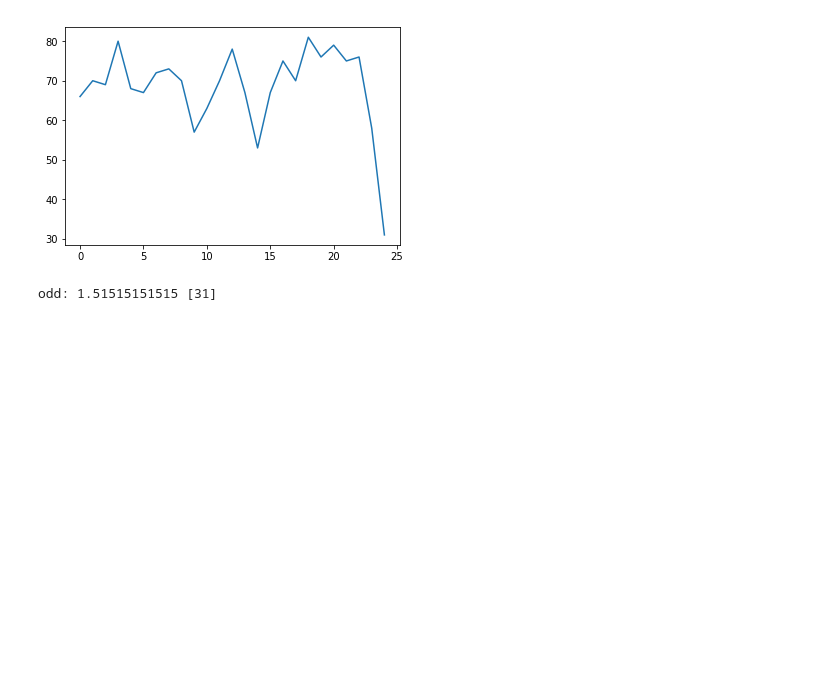
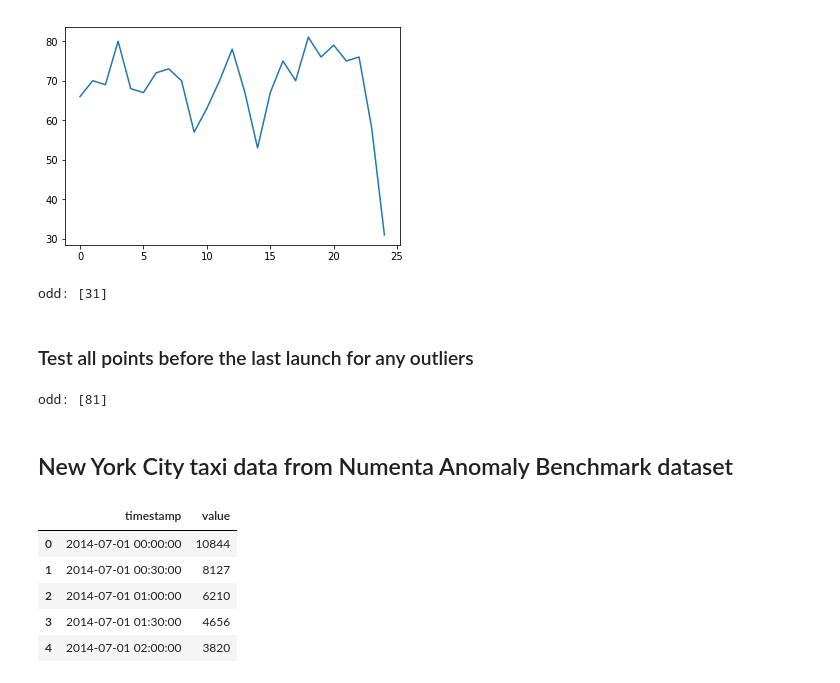
Before and after one commit to mtpatter/kaiba, a Jupyter notebook: notebooks/example-outliers.ipynb, the cells around one changed output. Cells and saved outputs as stored; diff of their text form; code cells hidden in the pictures; blank space fills up the shorter version.

```diff
--- a/notebooks/example-outliers.ipynb
+++ b/notebooks/example-outliers.ipynb
@@ -113,7 +114,26 @@ plt.plot(challenger)
 [<matplotlib.lines.Line2D at 0x...>]
 [figure]
 # %%
-odd_hratio, oddoutliers = bootlier.find_outliers(challenger)
-print("odd:", odd_hratio, oddoutliers)
+oddoutliers = bootlier.find_outliers(challenger)
+print("odd:", oddoutliers)
 # %% [output]
-odd: 1.51515151515 [31]
+odd: [31]
+# %% [markdown]
+### Test all points before the last launch for any outliers
+# %%
+oddoutliers = bootlier.find_outliers(challenger[:-1])
+print("odd:", oddoutliers)
+# %% [output]
+odd: [81]
+# %% [markdown]
+## New York City taxi data from Numenta Anomaly Benchmark dataset
+# %%
+taxi = pd.read_csv('../data/realKnownCause/nyc_taxi.csv')
+taxi.head()
+# %% [output]
+|  | timestamp | value |
+| 0 | 2014-07-01 00:00:00 | 10844 |
+| 1 | 2014-07-01 00:30:00 | 8127 |
+| 2 | 2014-07-01 01:00:00 | 6210 |
+| 3 | 2014-07-01 01:30:00 | 4656 |
+| 4 | 2014-07-01 02:00:00 | 3820 |
```
Also changed, not shown: parts of 12 cells of this notebook.
